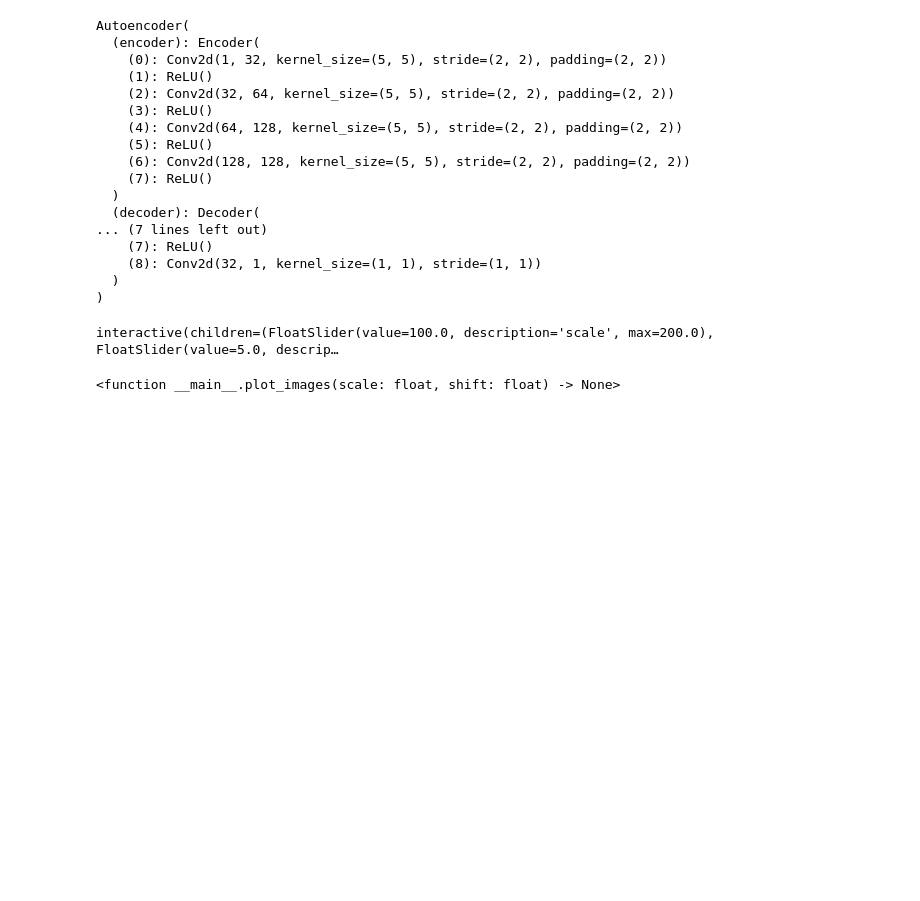
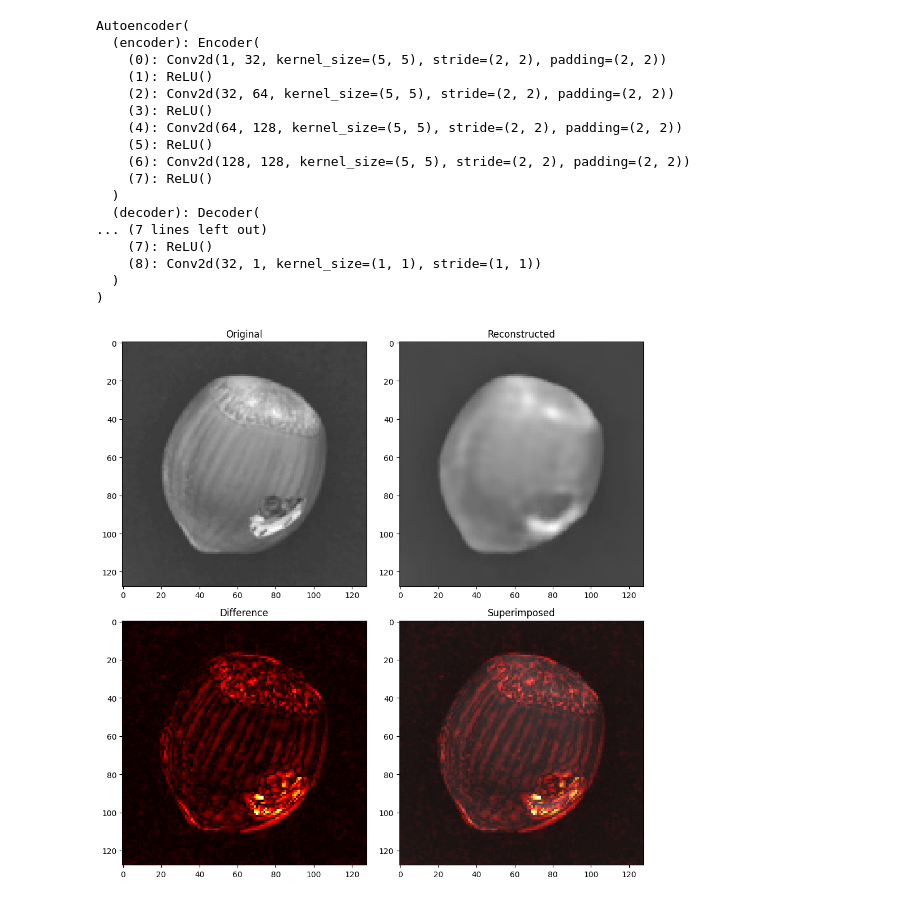
Before and after one commit to es-ude/anomaly-detection-demo, a Jupyter notebook: notebooks/anomaly_detection.ipynb, the cells around one changed output. Drawn from its saved outputs; the diff is of its cells as text; code cells hidden in the pictures; blank space fills up the shorter version.

Commit message:
split notebooks one with and one without transfer function

```diff
--- a/notebooks/anomaly_detection.ipynb
+++ b/notebooks/anomaly_detection.ipynb
@@ -66,42 +63,23 @@ def transfer_function(image: torch.Tensor, scale: float, shift: float) -> torch.
 # %%
-img_original, _ = cast(torch.Tensor, ds_test[0])
+img_original, _ = cast(torch.Tensor, ds_test[49])
 with torch.no_grad():
     img_reconstr = cast(torch.Tensor, model(img_original))
 
-def plot_images(scale: float, shift: float) -> None:
-    img_diff = (img_original - img_reconstr).abs()
-    img_diff = transfer_function(img_diff, scale, shift)
+img_diff = (img_original - img_reconstr).abs()
 
-    fig = plt.figure(figsize=(10, 10), constrained_layout=True)
-    gs = fig.add_gridspec(4, 4)
-    ax_original = fig.add_subplot(gs[:2, :2])
-    ax_reconstr = fig.add_subplot(gs[:2, 2:])
-    ax_hist = fig.add_subplot(gs[2:3, :2])
-    ax_sigmoid = fig.add_subplot(gs[3:, :2])
-    ax_diff = fig.add_subplot(gs[2:, 2:])
+fig, axs = plt.subplots(nrows=2, ncols=2, figsize=(10, 10), tight_layout=True)
 
-    def plot_image(ax, img: torch.Tensor, title: str, cmap: str) -> None:
-        ax.imshow(img.movedim(0, -1), cmap=cmap, vmin=0, vmax=1)
-        ax.set_title(title)
+def plot_image(ax, img: torch.Tensor, title: str, cmap: str, alpha=1) -> None:
+    ax.imshow(img.movedim(0, -1), cmap=cmap, vmin=0, alpha=alpha)
+    ax.set_title(title)
 
-    plot_image(ax_original, img_original, title="Original", cmap="gray")
-    plot_image(ax_reconstr, img_reconstr, title="Reconstructed", cmap="gray")
-    plot_image(ax_diff, img_diff, title="Difference", cmap="hot")
-
-    ax_hist.hist(img_diff.flatten(), density=True)
-    ax_hist.set_title("Value Distribution")
-
-    xs = torch.linspace(*ax_hist.get_xlim(), 10000)
-    ys = transfer_function(xs, scale, shift)
-    ax_sigmoid.plot(xs, ys)
-    ax_sigmoid.set_title("Transfer Function")
-
-
-interact(plot_images, scale=FloatSlider(value=100, min=0, max=200), shift=FloatSlider(value=5, min=-20, max=20))
-# plot_images(scale=20.4, shift=4.8)
+plot_image(axs[0, 0], img_original, title="Original", cmap="gray")
+plot_image(axs[0, 1], img_reconstr, title="Reconstructed", cmap="gray")
+plot_image(axs[1, 0], img_diff, title="Difference", cmap="hot")
+plot_image(axs[1, 1], img_original, title="", cmap="grey")
+plot_image(axs[1, 1], img_diff, title="Superimposed", cmap="hot", alpha=0.7)
 # %% [output]
-interactive(children=(FloatSlider(value=100.0, description='scale', max=200.0), FloatSlider(value=5.0, descrip…
-<function __main__.plot_images(scale: float, shift: float) -> None>
+[figure, added]
 # %%
 data: dict[str, Any] = {"set": [], "idx": [], "loss": [], "label": []}
 
```
Also changed, not shown: parts of 7 cells of this notebook, 1 other file.
